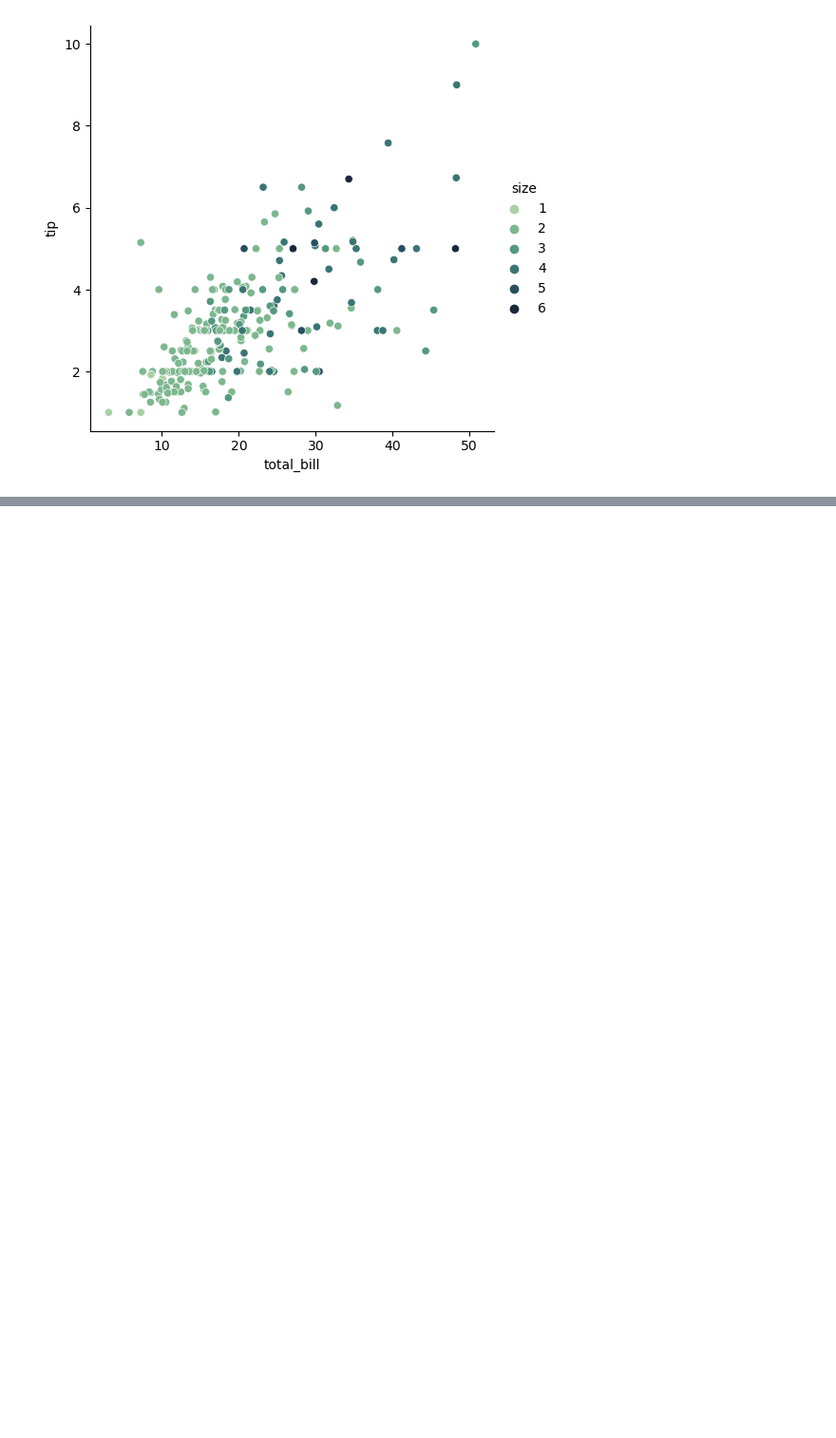
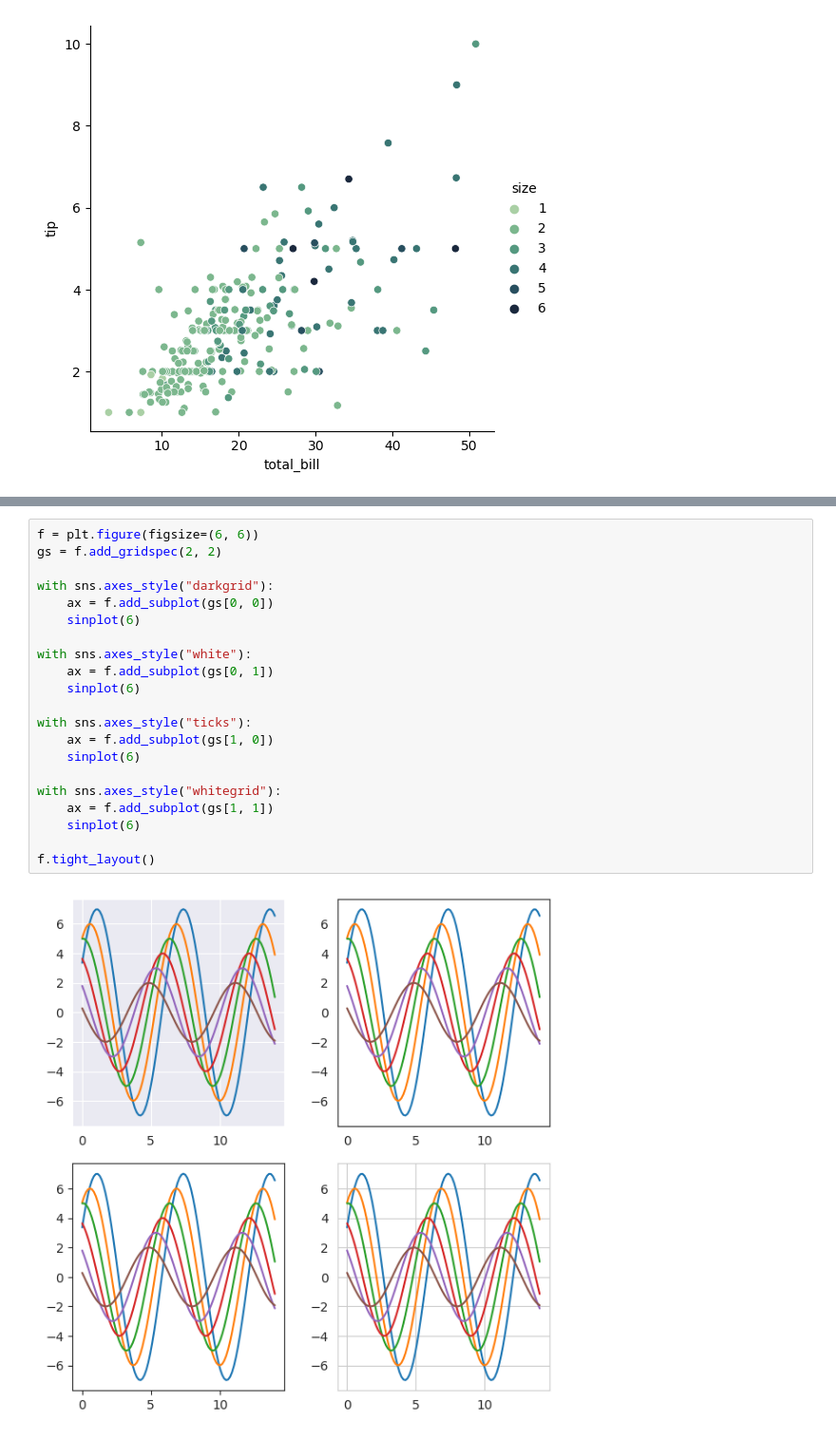
Before and after one commit to Nikit-V-Mitic/Python-Testing, a Jupyter notebook: SeabornSheet.ipynb, the cells around one changed output, grey strips where cells are left out. Shown at 95% size. Cells and saved outputs as stored; diff of their text form; blank space fills up the shorter version.

```diff
--- a/SeabornSheet.ipynb
+++ b/SeabornSheet.ipynb
@@ -16,0 +27,23 @@ sns.relplot(
+# %%
+f = plt.figure(figsize=(6, 6))
+gs = f.add_gridspec(2, 2)
+
+with sns.axes_style("darkgrid"):
+    ax = f.add_subplot(gs[0, 0])
+    sinplot(6)
+
+with sns.axes_style("white"):
+    ax = f.add_subplot(gs[0, 1])
+    sinplot(6)
+
+with sns.axes_style("ticks"):
+    ax = f.add_subplot(gs[1, 0])
+    sinplot(6)
+
+with sns.axes_style("whitegrid"):
+    ax = f.add_subplot(gs[1, 1])
+    sinplot(6)
+
+f.tight_layout()
+# %% [output]
+[figure, added]
```
Also changed, not shown: parts of 2 cells of this notebook.
